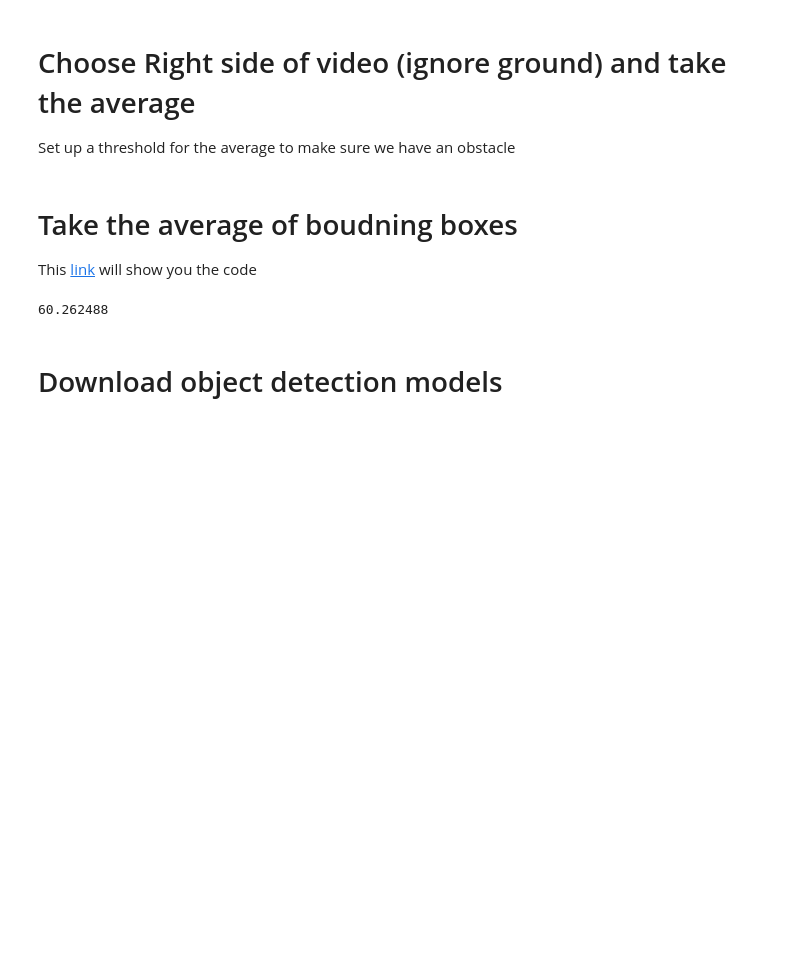
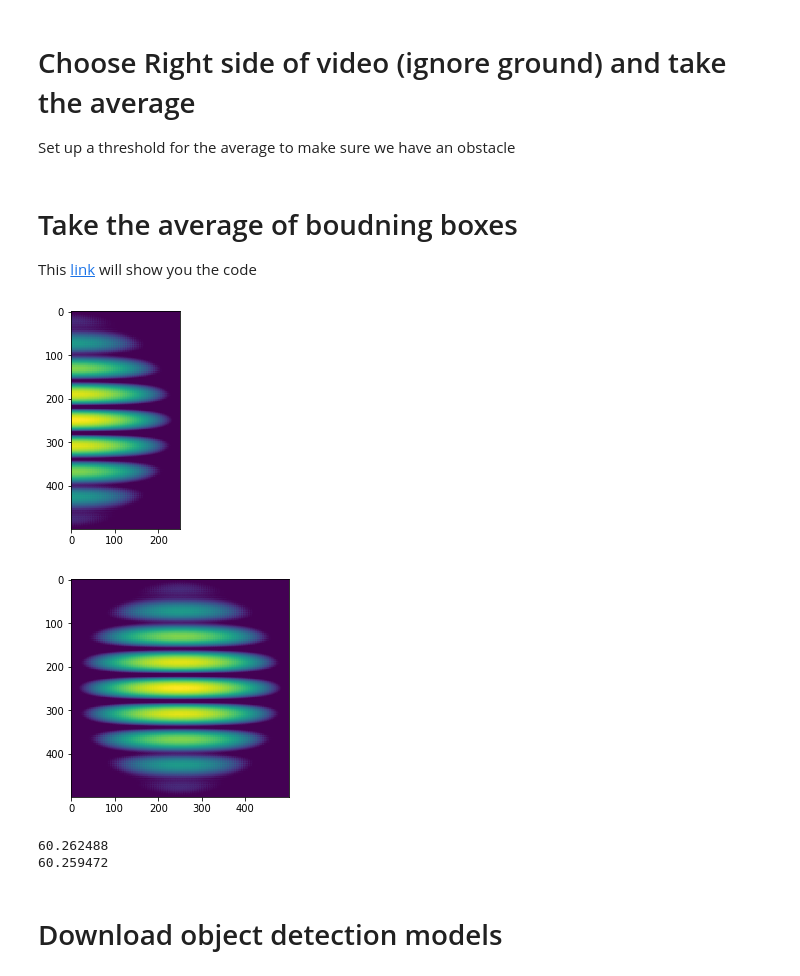
Before and after one commit to tofighi/MachineLearning, a Jupyter notebook: sample.ipynb, the cells around one changed output. Saved outputs shown, nothing was run; the diff lists cells and outputs as text; code cells hidden in the pictures; blank space fills up the shorter version.

```diff
--- a/sample.ipynb
+++ b/sample.ipynb
@@ -56,12 +56,28 @@ This [link](https://stackoverflow.com/questions/35586206/how-to-get-an-average-p
 # %%
 from skimage import io
 import numpy as np
 
 image = io.imread('http://i.stack.imgur.com/Y8UeF.jpg')
 
+height, width = image.shape[:2]
+
+ROI = image[0:int(height), int(width/2):width]
+
+from matplotlib import pyplot as plt
+plt.imshow(ROI)
+plt.show()
+
+plt.imshow(image)
+plt.show()
+
+
 print(np.mean(image))
+print(np.mean(ROI))
 # %% [output]
+[figure, added]
+[figure, added]
 60.262488
+60.259472
 # %% [markdown]
 # Download object detection models
 # %%
```
Also changed, not shown: parts of 1 cell of this notebook.
